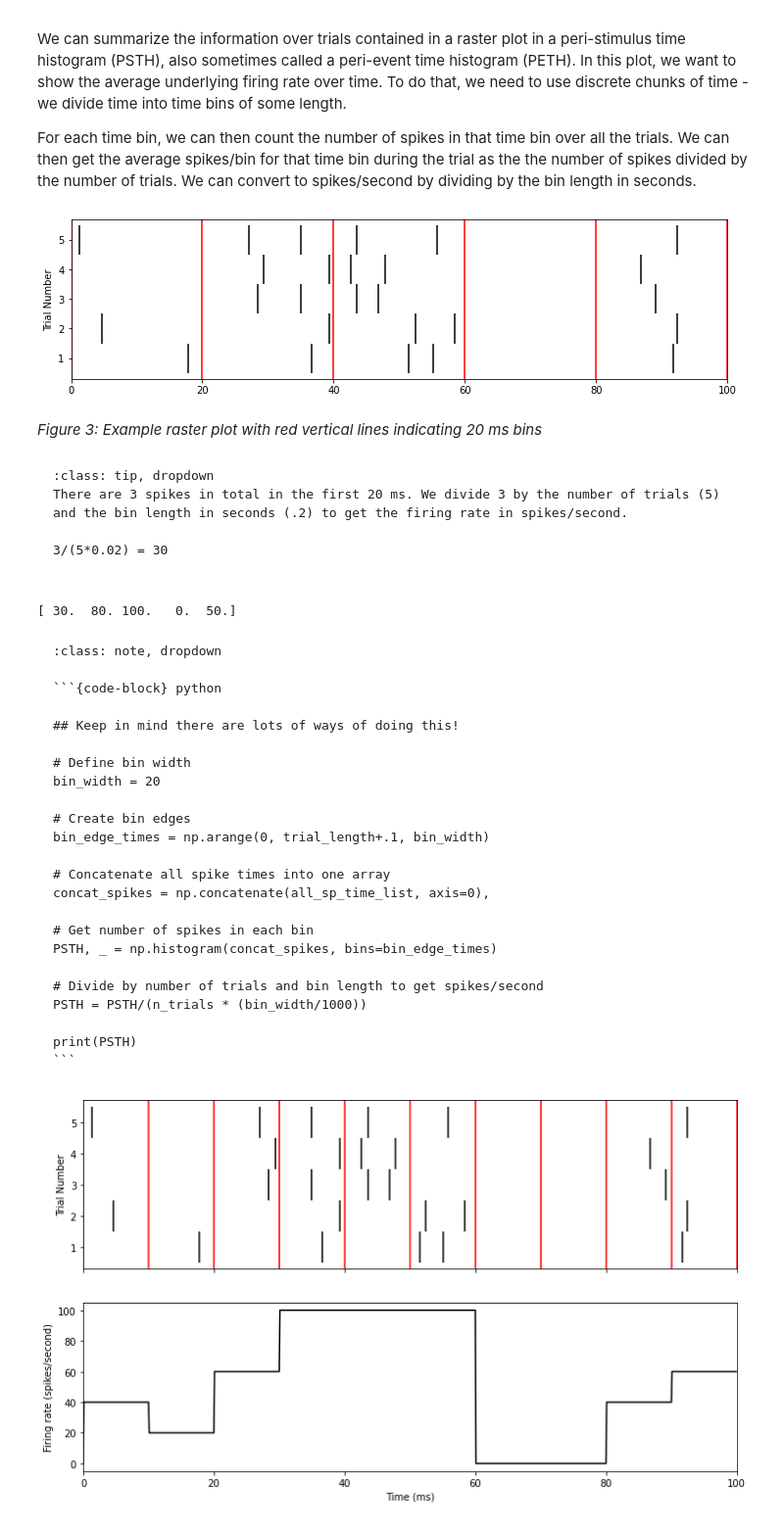
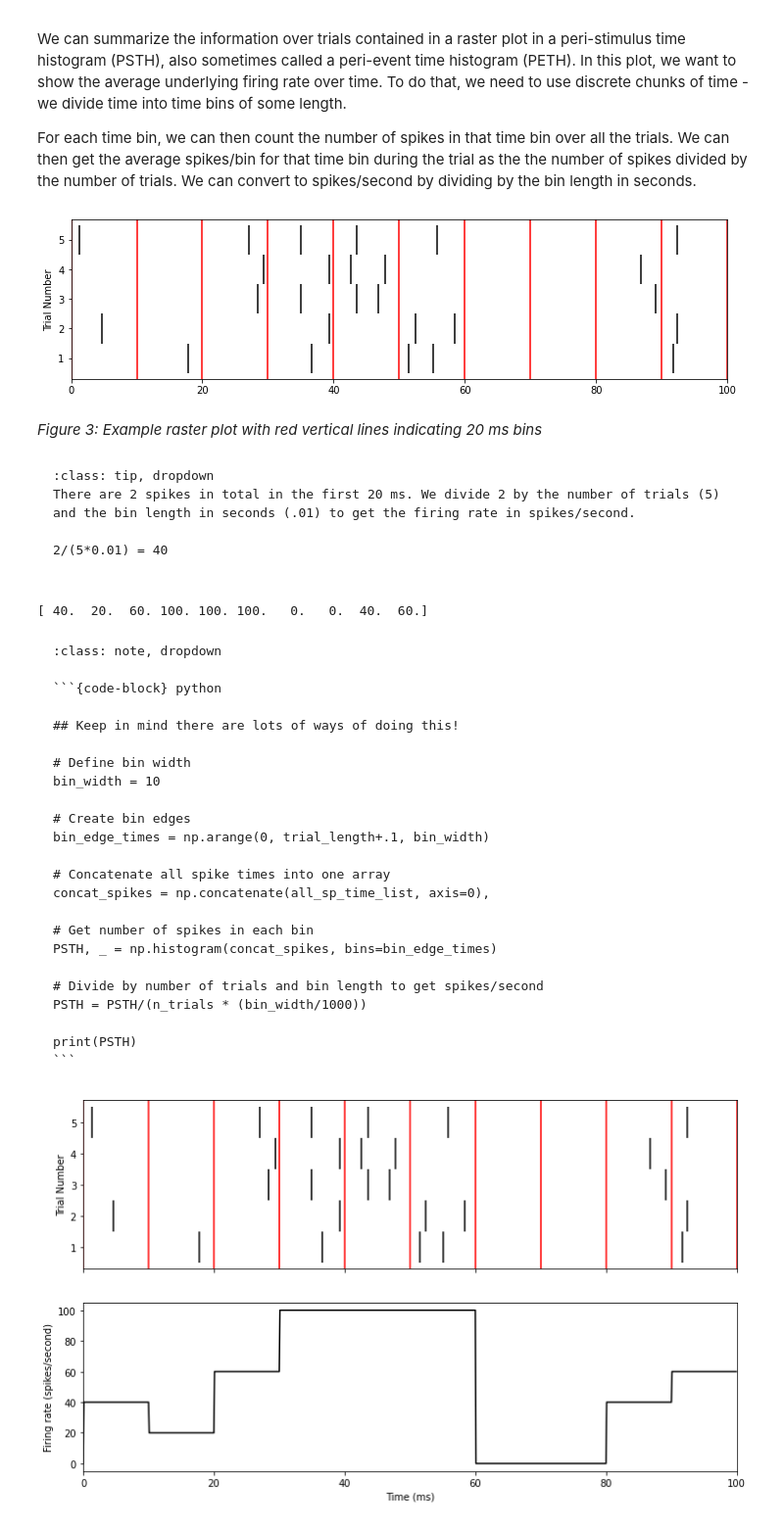
Before and after one commit to ebatty/EncodingDecodingNotes, a Jupyter notebook: _sources/Notes/01_VisualizingNeuralResponses.ipynb, the cells around one changed output. Shown: that part at 98% size. Saved outputs shown, nothing was run; the diff lists cells and outputs as text; code cells hidden in the pictures.

`````diff
--- a/_sources/Notes/01_VisualizingNeuralResponses.ipynb
+++ b/_sources/Notes/01_VisualizingNeuralResponses.ipynb
@@ -128,41 +129,41 @@ We can summarize the information over trials contained in a raster plot in a per
 For each time bin, we can then count the number of spikes in that time bin over all the trials. We can then get the average spikes/bin for that time bin during the trial as the the number of spikes divided by the number of trials. We can convert to spikes/second by dividing by the bin length in seconds.
 # %%
 # Define bin width
-bin_width = 20
+bin_width = 10
 
 # Create bin edges
 bin_edge_times = np.arange(0, trial_length+.1, bin_width)
 
 fig, ax = plt.subplots(1, 1, figsize=(12, 3), sharex=True)
 
 # Make raster of this data
 ax.eventplot(all_sp_time_list, colors = 'black')
 ax.set(ylabel = 'Trial Number',
       xlim = [0, trial_length],
       ylim = [-.7, 4.7],
       yticks = [0, 1, 2, 3, 4],
       yticklabels = [1, 2, 3, 4, 5]);
 
 # Plot bin vertical lines
 for bin_time in bin_edge_times:
   ax.plot([bin_time, bin_time], [-.7, 4.7], 'r')
 # %% [output]
-[figure, old version]
+[figure, new version]
 # %% [markdown]
 *Figure 3: Example raster plot with red vertical lines indicating 20 ms bins*
 # %% [markdown]
-```{admonition} **Stop and think!** See Figure 3 to see a raster plot from 5 trials of neural data, where each trial is just 100 ms long. We want to compute a PSTH for this data with a bin width of 20 ms. On Figure 3, the red vertical lines denote the bin edges. What is the PSTH value in terms of spikes/seconds for the first 20 ms?
+```{admonition} **Stop and think!** See Figure 3 to see a raster plot from 5 trials of neural data, where each trial is just 100 ms long. We want to compute a PSTH for this data with a bin width of 10 ms. On Figure 3, the red vertical lines denote the bin edges. What is the PSTH value in terms of spikes/seconds for the first 10 ms?
 :class: tip, dropdown
-There are 3 spikes in total in the first 20 ms. We divide 3 by the number of trials (5) and the bin length in seconds (.2) to get the firing rate in spikes/second.
+There are 2 spikes in total in the first 20 ms. We divide 2 by the number of trials (5) and the bin length in seconds (.01) to get the firing rate in spikes/second.
 
-3/(5*0.02) = 30
+2/(5*0.01) = 40
 # %%
 # @markdown Click to see a solution
 
 ## Keep in mind there are lots of ways of doing this!
 
 # Define bin width
-bin_width = 20
+bin_width = 10
 
 # Create bin edges
 bin_edge_times = np.arange(0, trial_length+.1, bin_width)
@@ -178,9 +179,9 @@ PSTH = PSTH/(n_trials * (bin_width/1000))
 
 print(PSTH)
 # %% [output]
-[ 30.  80. 100.   0.  50.]
+[ 40.  20.  60. 100. 100. 100.   0.   0.  40.  60.]
 # %% [markdown]
-````{admonition} **Advanced Coding Challenge!** Using the data in all_sp_time_list (defined above), compute the PSTH for a bin size of 20 ms. Make PSTH an array of shape (n_bins, ), where each element is the firing rate in terms of spikes/second for that bin.
+````{admonition} **Advanced Coding Challenge!** Using the data in all_sp_time_list (defined above), compute the PSTH for a bin size of 10 ms. Make PSTH an array of shape (n_bins, ), where each element is the firing rate in terms of spikes/second for that bin.
 :class: note, dropdown
 
 ```{code-block} python
@@ -188,7 +189,7 @@ print(PSTH)
 ## Keep in mind there are lots of ways of doing this!
 
 # Define bin width
-bin_width = 20
+bin_width = 10
 
 # Create bin edges
 bin_edge_times = np.arange(0, trial_length+.1, bin_width)
`````
Also changed, not shown: parts of 10 cells of this notebook, 10 other files.
